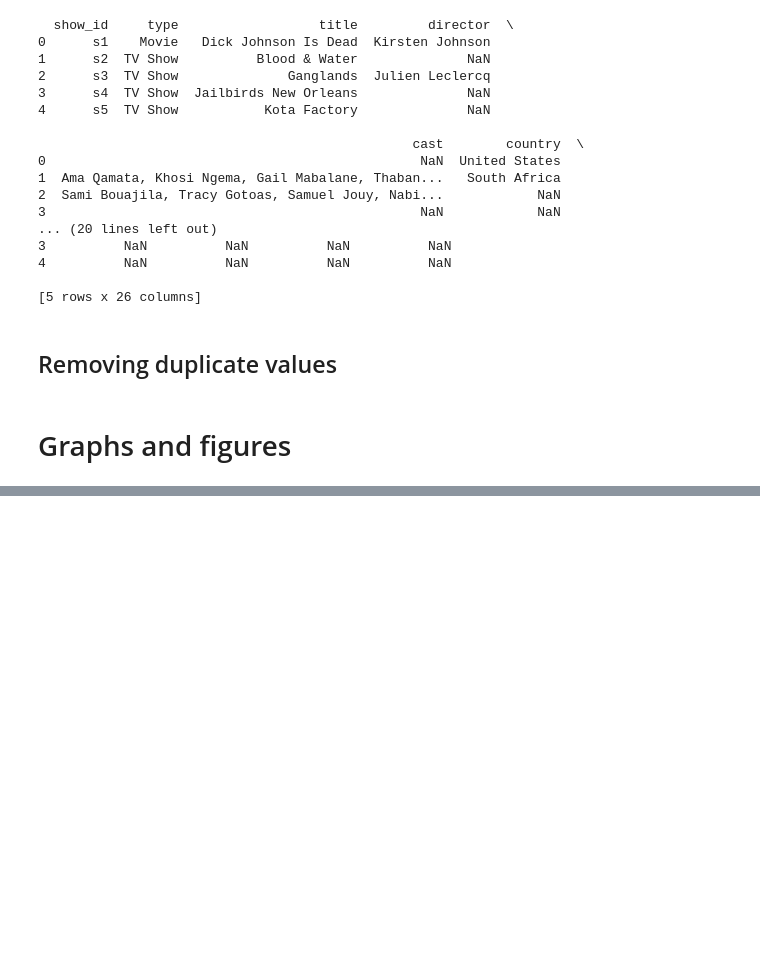
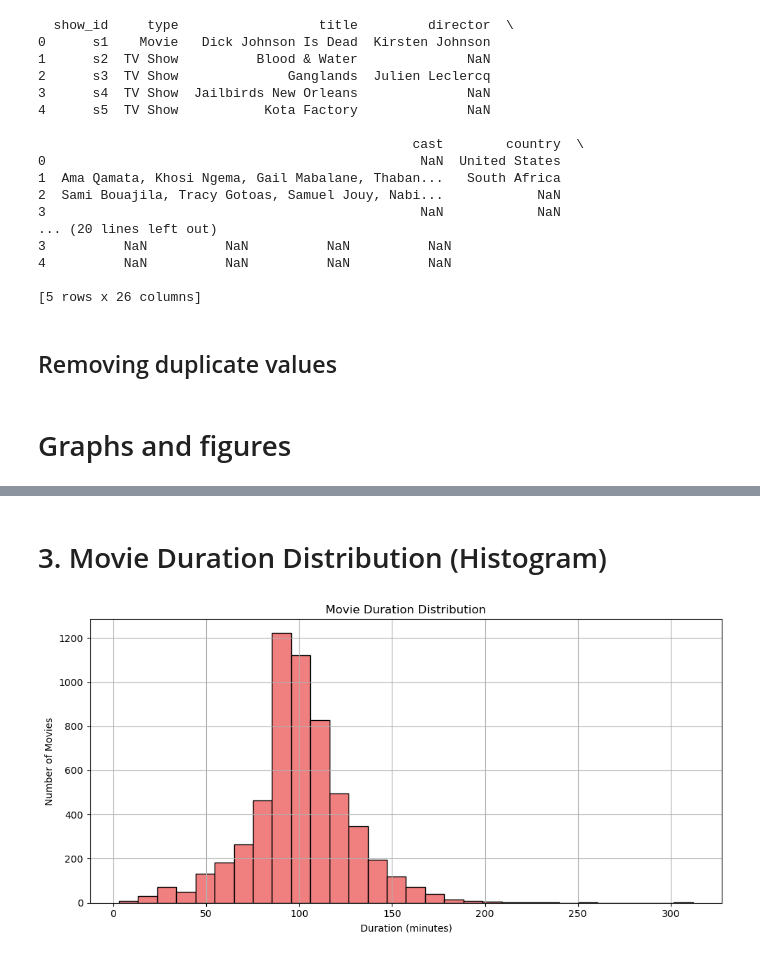
Before and after one commit to Shuzury/data_sci, a Jupyter notebook: mat_practice/pract.ipynb, the cells around one changed output, grey strips where cells are left out. Drawn from its saved outputs; the diff is of its cells as text; code cells hidden in the pictures; blank space fills up the shorter version.

```diff
--- a/mat_practice/pract.ipynb
+++ b/mat_practice/pract.ipynb
@@ -46,0 +77,17 @@ plt.savefig('mat_practice/figures/first.png', dpi=300, bbox_inches='tight')  # .
+# %% [markdown]
+# 3. Movie Duration Distribution (Histogram)
+# %%
+cinema = df[df['type'] == 'Movie'].copy()
+cinema['duration_int'] = cinema['duration'].str.replace(' min', '').astype(int)
+
+plt.figure(figsize=(10, 5))
+plt.hist(cinema['duration_int'], bins=30, color='lightcoral', edgecolor='black')
+plt.title('Movie Duration Distribution')
+plt.xlabel('Duration (minutes)')
+plt.ylabel('Number of Movies')
+plt.grid(True)
+plt.tight_layout()
+plt.savefig(r'C:\Users\wwwsh\OneDrive\Desktop\proj_1\data_sci\mat_practice\figures\third.png', dpi=300, bbox_inches='tight')
+plt.show()
+# %% [output]
+[figure, added]
```
Also changed, not shown: parts of 14 cells of this notebook, 7 other files.
